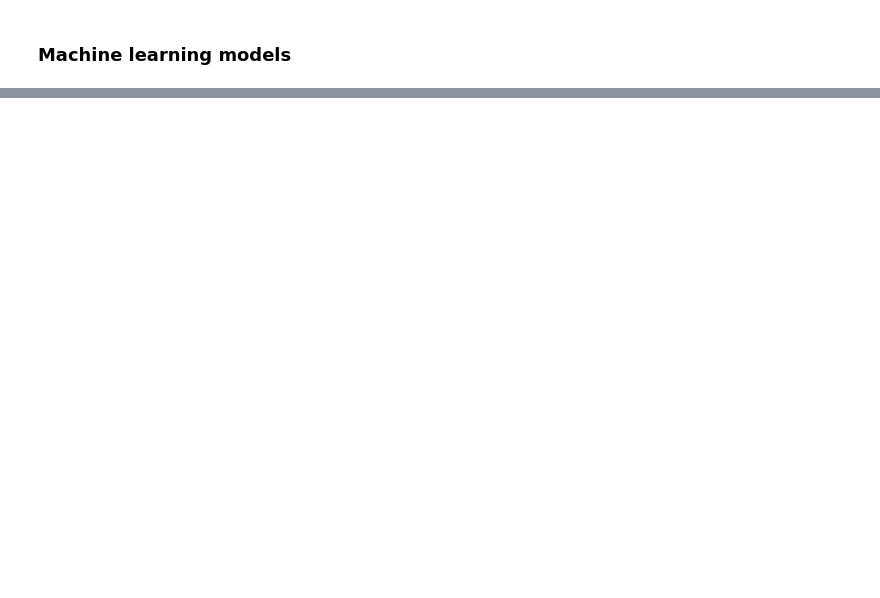
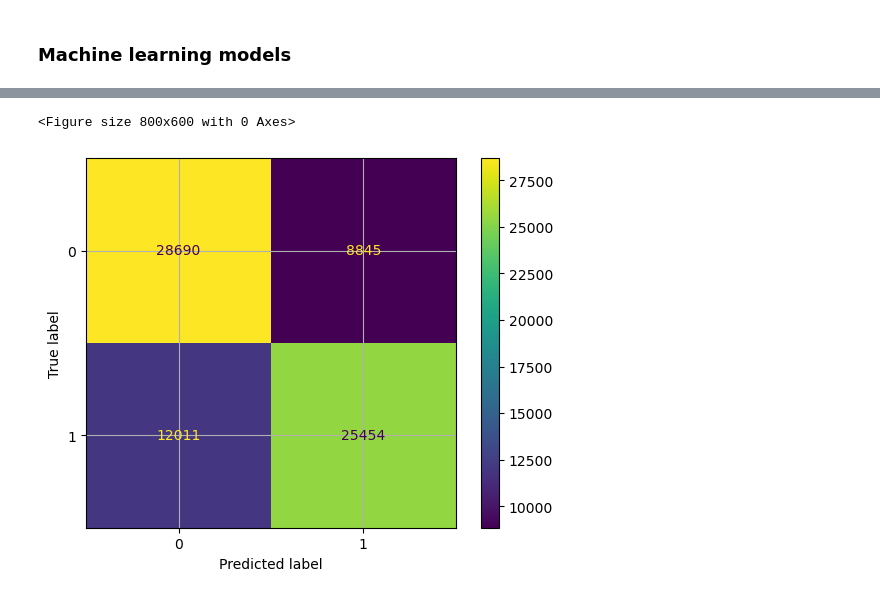
Before and after one commit to AnaNofuentes/Text-Analyzer-Human-vs-AI, a Jupyter notebook: texto_ai.ipynb, the cells around one changed output, grey strips where cells are left out. Saved outputs shown, nothing was run; the diff lists cells and outputs as text; code cells hidden in the pictures; blank space fills up the shorter version.

```diff
--- a/texto_ai.ipynb
+++ b/texto_ai.ipynb
@@ -130,12 +108,0 @@ X_train, X_test, y_train, y_test = train_test_split(X, y, test_size=0.2, random_
-# %%
-'''from sklearn.ensemble import RandomForestClassifier
-from sklearn.metrics import accuracy_score
-
-# Entrenar un modelo básico
-clf = RandomForestClassifier()
-clf.fit(X_train, y_train)
-
-# Evaluar el modelo
-y_pred = clf.predict(X_test)
-accuracy = accuracy_score(y_test, y_pred)
-print(f'Accuracy: {accuracy}') '''
@@ -150,4 +115,4 @@ print(f'Accuracy: {accuracy}') '''
 # Aplicamos primero el modelo Multinomial de Naive Bayes
 from sklearn.naive_bayes import MultinomialNB
 # %%
-spam_detect_model = MultinomialNB().fit(X_train, y_train)
+spam_detect_model = MultinomialNB().fit(X_train_dtm, y_train)
@@ -156,5 +119,5 @@ ValueError: could not convert string to float: 'splendoured thing novel morrison
 # %%
 # hacemos la predicción
-y_pred=spam_detect_model.predict(X_test)
+y_pred=spam_detect_model.predict(X_test_dtm)
 # %%
 # obtenemos la precisión de nuestro modelo, accuracy
@@ -161,0 +144,4 @@ accuracy1=spam_detect_model.score(X_test, y_test)
+# %%
+# obtenemos la matriz de decisión del primer modelo
+from sklearn.metrics import confusion_matrix
+matriz1=confusion_matrix(y_test, y_pred)
@@ -161,0 +166,9 @@ accuracy1=spam_detect_model.score(X_test, y_test)
+# %%
+disp = ConfusionMatrixDisplay(confusion_matrix=matriz1)
+plt.figure(figsize=(8, 6))
+disp.plot(cmap='viridis')
+plt.grid(True)
+plt.show()
+# %% [output]
+<Figure size 800x600 with 0 Axes>
+[figure, added]
```
Also changed, not shown: parts of 31 cells of this notebook, 1 other file.
